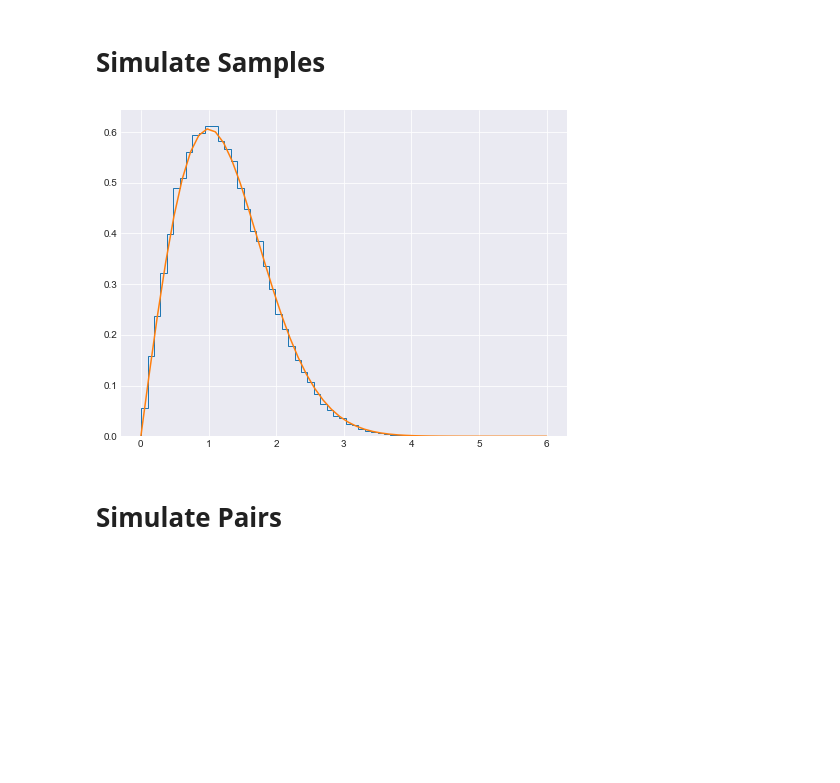
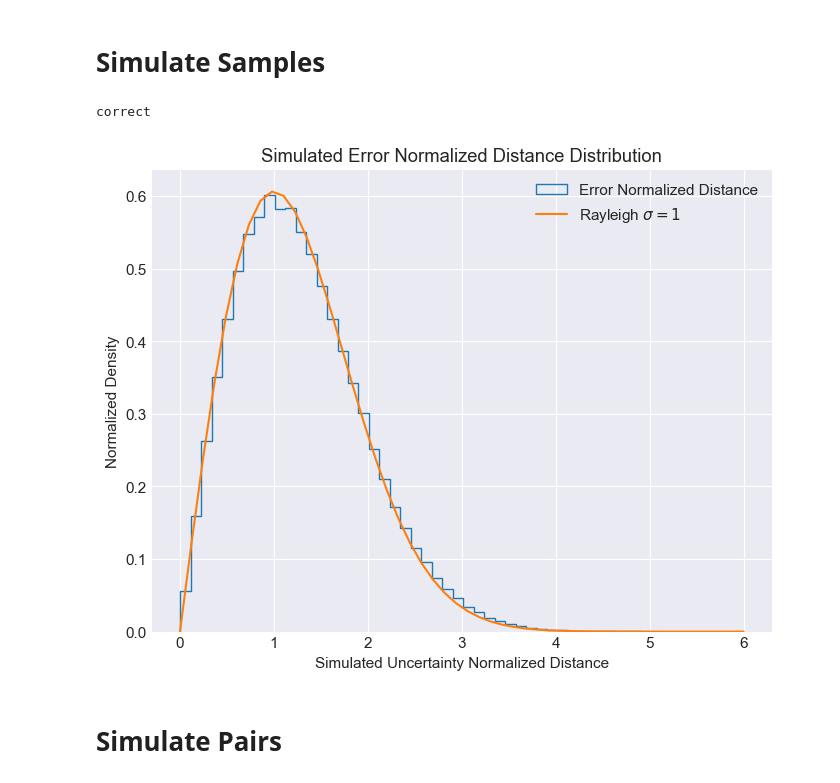
Before and after one commit to RenVit318/masterproject, a Jupyter notebook: src/notebooks/error_normalized_distance_sim.ipynb, the cells around one changed output. Drawn from its saved outputs; the diff is of its cells as text; code cells hidden in the pictures; blank space fills up the shorter version.

```diff
--- a/src/notebooks/error_normalized_distance_sim.ipynb
+++ b/src/notebooks/error_normalized_distance_sim.ipynb
@@ -50,23 +50,30 @@ def simulate_error_normalized_distance(dist_mean1, dist_mean2, unc1, unc2, num_s
 
     return en_dist
 # %%
-num_samples = 100000
+num_samples = 500000
 dist_mean1 = [0,0]
-dist_mean2 = [0.1,0]
+dist_mean2 = [0.,0]
 unc1 = [8, 6, 0.4]
 unc2 = [3, 4, -0.1]
 
 error_normalized_distances = simulate_error_normalized_distance(dist_mean1, dist_mean2, unc1, unc2, num_samples, method='full')
 
 fig = plt.figure(figsize=(8,6))
 ax = fig.add_subplot()
 
-ax.hist(error_normalized_distances, bins=50, histtype='step', density=True)
+ax.hist(error_normalized_distances, bins=50, histtype='step', density=True, label='Error Normalized Distance')
 x = np.linspace(0,6,50)
-ax.plot(x, rayleigh(x,1))
+ax.plot(x, rayleigh(x,1), label=r'Rayleigh $\sigma = 1$')
+
+ax.set_xlabel('Simulated Uncertainty Normalized Distance')
+ax.set_ylabel('Normalized Density')
+ax.set_title('Simulated Error Normalized Distance Distribution')
+
+plt.legend()
 plt.show()
 # %% [output]
+correct
-[figure, old version]
+[figure, new version]
 # %% [markdown]
 # Simulate Pairs
 # %%
```
Also changed, not shown: parts of 4 cells of this notebook, 3 other files.
